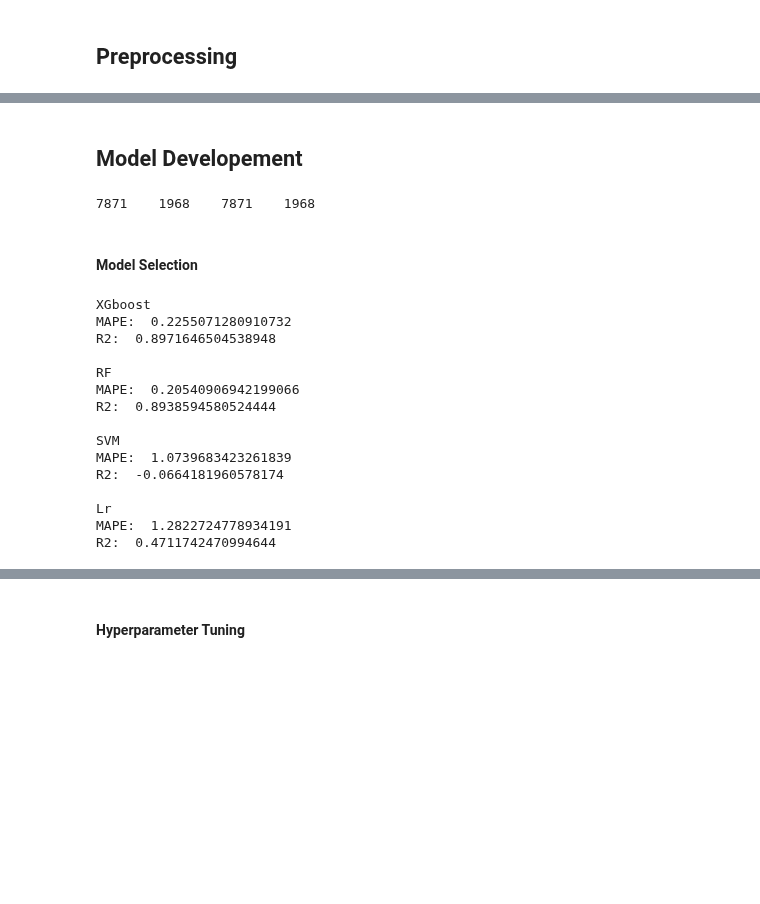
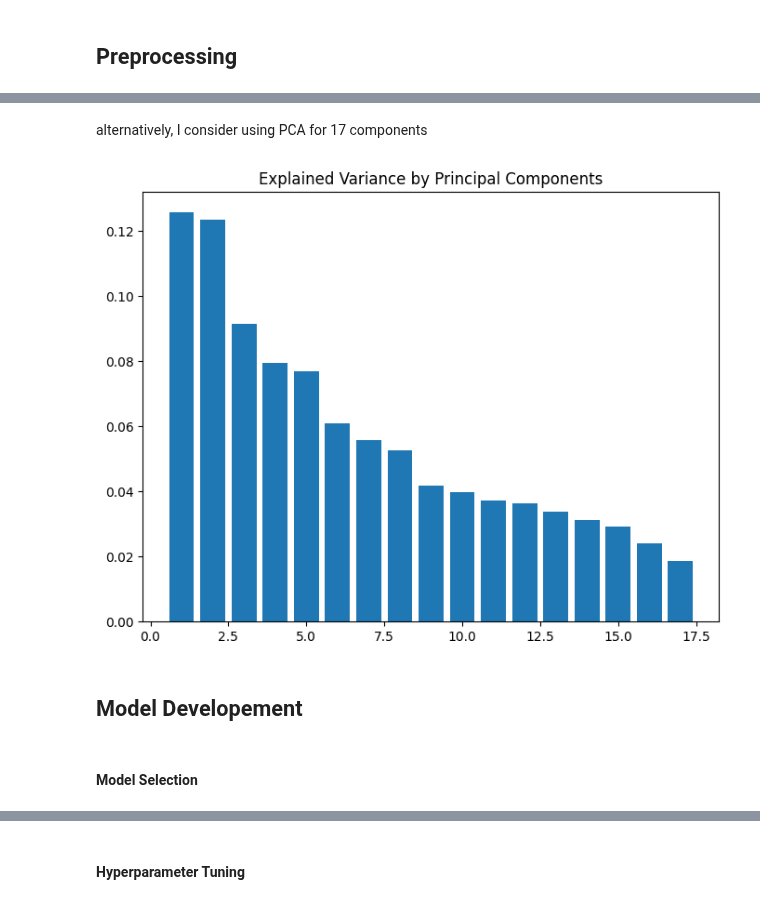
Before and after one commit to ljrn8/quick-notebooks, a Jupyter notebook: ML_Assignment_1.ipynb, the cells around one changed output, grey strips where cells are left out. Cells and saved outputs as stored; diff of their text form; code cells hidden in the pictures; blank space fills up the shorter version.

```diff
--- a/ML_Assignment_1.ipynb
+++ b/ML_Assignment_1.ipynb
@@ -381,0 +162,3 @@ formats using one-hot encoding or similar techniques"
+# %%
+# some BLEVE Height (m) measurements were negative, so I'll just round them up
+df['BLEVE Height (m)'] = df['BLEVE Height (m)'].map(lambda x: max(x, 0))
@@ -382,14 +248,21 @@ formats using one-hot encoding or similar techniques"
+# %% [markdown]
+alternatively, I consider using PCA for 17 components
+# %%
+from sklearn.decomposition import PCA
+from sklearn.preprocessing import StandardScaler
+
+X, y = df.drop('Target Pressure (bar)', axis=1), df['Target Pressure (bar)']
+scaler = StandardScaler()
+
+pca = PCA(n_components=17)
+X_scaled = scaler.fit_transform(X)
+X_pca = pca.fit_transform(X_scaled)
+
+plt.figure(figsize=(8, 6))
+plt.bar(range(1, len(pca.explained_variance_ratio_) + 1), pca.explained_variance_ratio_)
+plt.title('Explained Variance by Principal Components')
+plt.show()
+# %% [output]
+[figure, added]
 # %% [markdown]
 ## Model Developement
-# %%
-from sklearn.model_selection import train_test_split
-
-X, y = train_processed.drop('Target Pressure (bar)', axis=1), train_processed['Target Pressure (bar)']
-
-X_train, X_valid, y_train, y_valid = train_test_split(
-    X, y, test_size=0.2, random_state=0)
-
-for d in X_train, X_valid, y_train, y_valid:
-  print(len(d), end='\t')
-# %% [output]
-7871    1968    7871    1968
@@ -396,36 +290,2 @@ for d in X_train, X_valid, y_train, y_valid:
 # %% [markdown]
 #### Model Selection
-# %%
-import xgboost as xgb
-from sklearn.metrics import r2_score, mean_absolute_percentage_error
-from sklearn.ensemble import RandomForestRegressor
-from sklearn.svm import SVR
-from sklearn.linear_model import LinearRegression
-
-for (model, name) in ((xgb.XGBRegressor(), 'XGboost'),
-                      (RandomForestRegressor(), 'RF'),
-                      (SVR(), 'SVM'),
-                      (LinearRegression(), 'LR')):
-
-  model.fit(X_train, y_train)
-  y_pred = model.predict(X_valid)
-
-  print('\n' + name)
-  print('MAPE: ',  mean_absolute_percentage_error(y_valid, y_pred))
-  print('R2: ', r2_score(y_valid, y_pred))
-# %% [output]
-XGboost
-MAPE:  0.2255071280910732
-R2:  0.8971646504538948
-
-RF
-MAPE:  0.20540906942199066
-R2:  0.8938594580524444
-
-SVM
-MAPE:  1.0739683423261839
-R2:  -0.0664181960578174
-
-Lr
-MAPE:  1.2822724778934191
-R2:  0.4711742470994644
```
Also changed, not shown: parts of 84 cells of this notebook.
